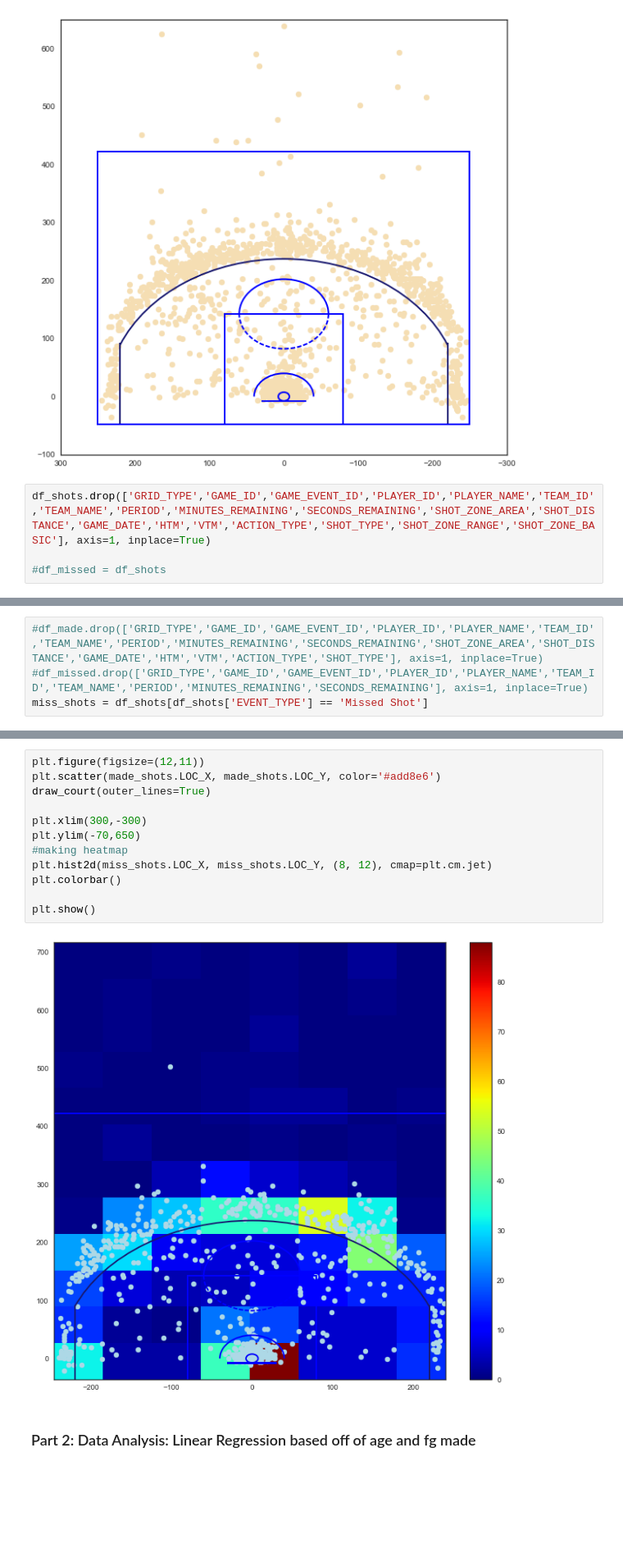
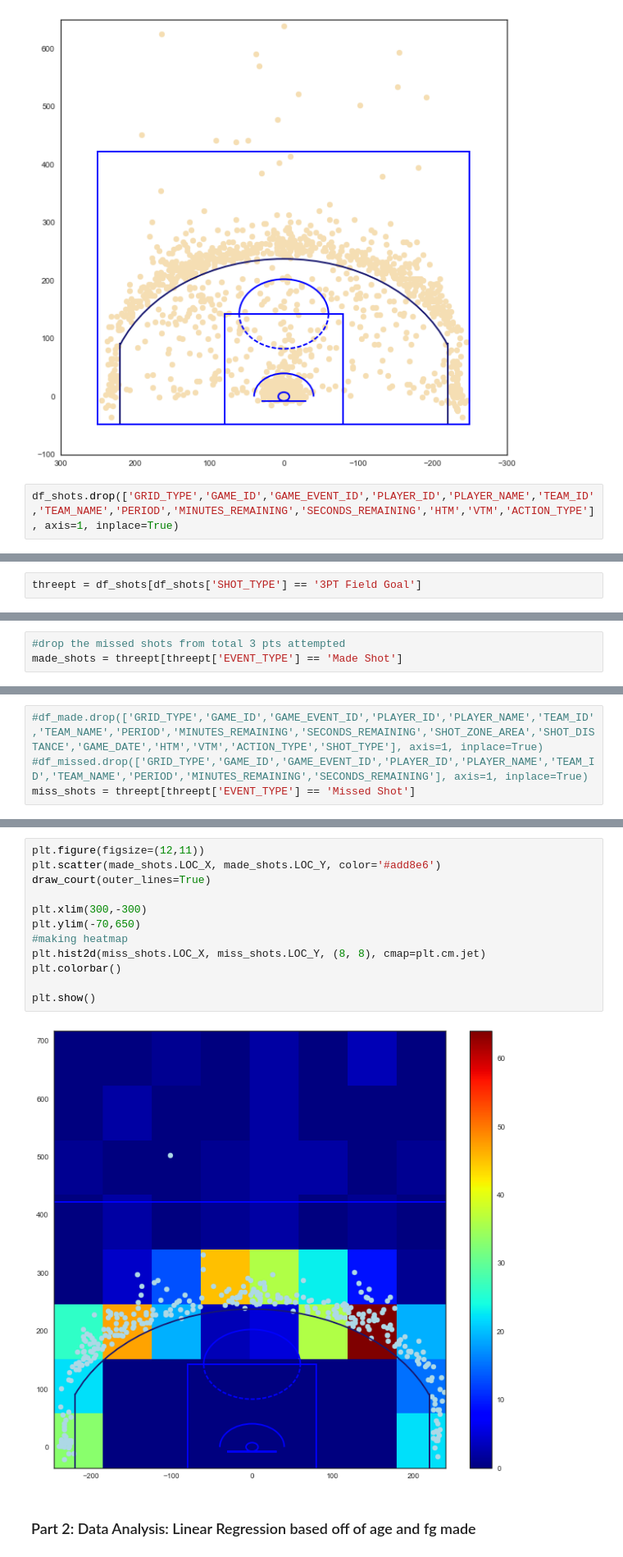
Before and after one commit to TomDonoghue/Pr_065, a Jupyter notebook: FInalProject.ipynb, the cells around one changed output, grey strips where cells are left out. Shown at 82% size. Cells and saved outputs as stored; diff of their text form; blank space fills up the shorter version.

```diff
--- a/FInalProject.ipynb
+++ b/FInalProject.ipynb
@@ -121,6 +122,4 @@ plt.show()
 # %% [output]
 [figure]
 # %%
-df_shots.drop(['GRID_TYPE','GAME_ID','GAME_EVENT_ID','PLAYER_ID','PLAYER_NAME','TEAM_ID','TEAM_NAME','PERIOD','MINUTES_REMAINING','SECONDS_REMAINING','SHOT_ZONE_AREA','SHOT_DISTANCE','GAME_DATE','HTM','VTM','ACTION_TYPE','SHOT_TYPE','SHOT_ZONE_RANGE','SHOT_ZONE_BASIC'], axis=1, inplace=True)
-
-#df_missed = df_shots
+df_shots.drop(['GRID_TYPE','GAME_ID','GAME_EVENT_ID','PLAYER_ID','PLAYER_NAME','TEAM_ID','TEAM_NAME','PERIOD','MINUTES_REMAINING','SECONDS_REMAINING','HTM','VTM','ACTION_TYPE'], axis=1, inplace=True)
@@ -128,0 +126,2 @@ made_shots = df_shots[df_shots['EVENT_TYPE'] == 'Made Shot']
+# %%
+threept = df_shots[df_shots['SHOT_TYPE'] == '3PT Field Goal']
@@ -128,0 +132,3 @@ made_shots = df_shots[df_shots['EVENT_TYPE'] == 'Made Shot']
+# %%
+#drop the missed shots from total 3 pts attempted
+made_shots = threept[threept['EVENT_TYPE'] == 'Made Shot']
@@ -129,7 +244,7 @@ made_shots = df_shots[df_shots['EVENT_TYPE'] == 'Made Shot']
 # %%
 #df_made.drop(['GRID_TYPE','GAME_ID','GAME_EVENT_ID','PLAYER_ID','PLAYER_NAME','TEAM_ID','TEAM_NAME','PERIOD','MINUTES_REMAINING','SECONDS_REMAINING','SHOT_ZONE_AREA','SHOT_DISTANCE','GAME_DATE','HTM','VTM','ACTION_TYPE','SHOT_TYPE'], axis=1, inplace=True)
 #df_missed.drop(['GRID_TYPE','GAME_ID','GAME_EVENT_ID','PLAYER_ID','PLAYER_NAME','TEAM_ID','TEAM_NAME','PERIOD','MINUTES_REMAINING','SECONDS_REMAINING'], axis=1, inplace=True)
-miss_shots = df_shots[df_shots['EVENT_TYPE'] == 'Missed Shot']
+miss_shots = threept[threept['EVENT_TYPE'] == 'Missed Shot']
 # %%
 plt.figure(figsize=(12,11))
 plt.scatter(miss_shots.LOC_X, miss_shots.LOC_Y, color='Salmon')
@@ -158,16 +273,16 @@ plt.show()
 # %%
 plt.figure(figsize=(12,11))
 plt.scatter(made_shots.LOC_X, made_shots.LOC_Y, color='#add8e6')
 draw_court(outer_lines=True)
 
 plt.xlim(300,-300)
 plt.ylim(-70,650)
 #making heatmap
-plt.hist2d(miss_shots.LOC_X, miss_shots.LOC_Y, (8, 12), cmap=plt.cm.jet)
+plt.hist2d(miss_shots.LOC_X, miss_shots.LOC_Y, (8, 8), cmap=plt.cm.jet)
 plt.colorbar()
 
 plt.show()
 # %% [output]
-[figure, old version]
+[figure, new version]
 # %% [markdown]
 ### Part 2: Data Analysis: Linear Regression based off of age and fg made
```
Also changed, not shown: parts of 20 cells of this notebook.
